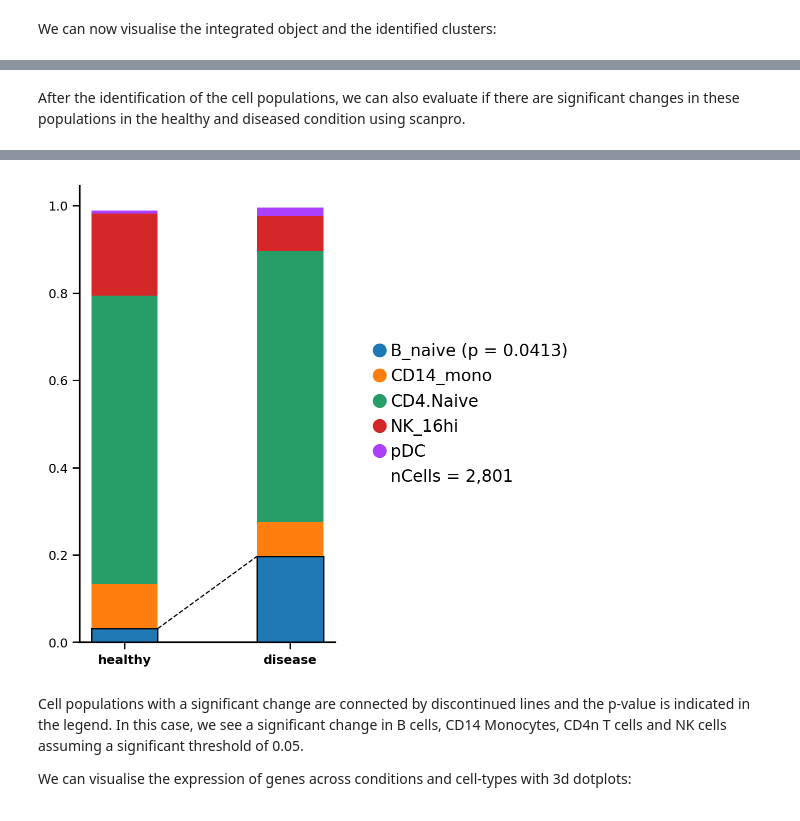
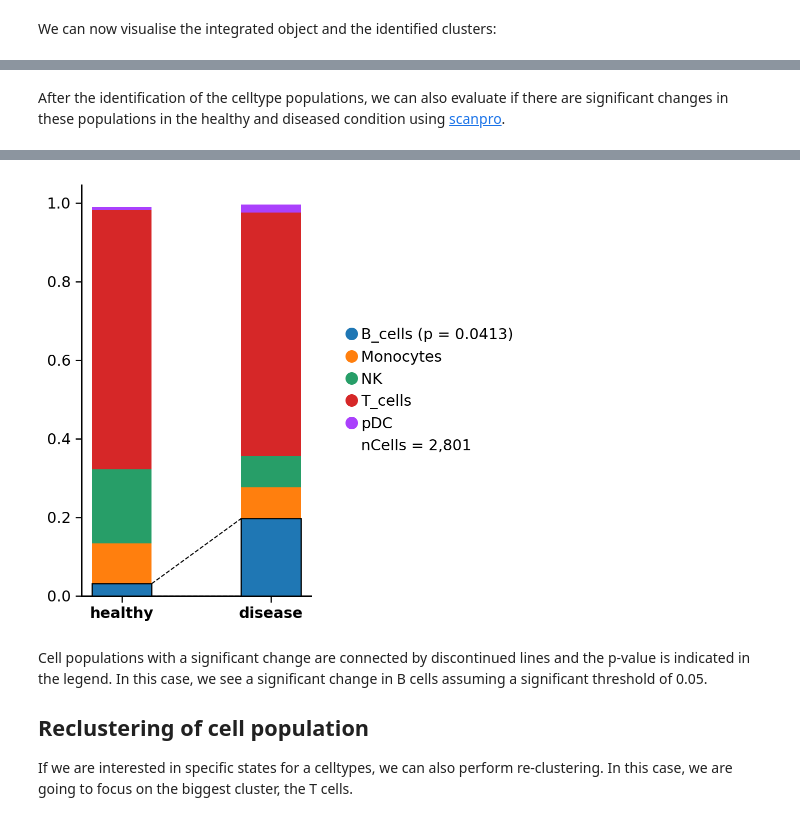
Before and after one commit to davidrm-bio/DOTools_py, a Jupyter notebook: docs/notebooks/example_10X.ipynb, the cells around one changed output, grey strips where cells are left out. Cells and saved outputs as stored; diff of their text form; code cells hidden in the pictures.

```diff
--- a/docs/notebooks/example_10X.ipynb
+++ b/docs/notebooks/example_10X.ipynb
@@ -193,0 +244,4 @@ do.pl.umap(adata, 'autoAnnot', labels='autoAnnot')
+# %%
+adata.obs['annotation'] = adata.obs.leiden.map({'0': 'Monocytes', '1': 'T_cells', '2': 'T_cells', '3': 'B_cells',
+                                                '4': 'NK', '5': 'pDC'})
+do.pl.umap(adata, 'annotation', labels='annotation')
@@ -194,8 +251,8 @@ do.pl.umap(adata, 'autoAnnot', labels='autoAnnot')
 # %% [markdown]
-After the identification of the cell populations, we can also evaluate if there are significant changes in these populations in the healthy and diseased condition using scanpro.
+After the identification of the celltype populations, we can also evaluate if there are significant changes in these populations in the healthy and diseased condition using [scanpro](https://github.com/loosolab/scanpro).
 # %%
 do.pl.cell_props(adata,
-                 annot_key='autoAnnot',
+                 annot_key='annotation',
                  cond_key='condition',
                  batch_key='batch',
                  cond_order=['healthy', 'disease'])
@@ -209,5 +266,7 @@ do.pl.cell_props(adata,
-[figure, old version]
+[figure, new version]
 # %% [markdown]
-Cell populations with a significant change are connected by discontinued lines and the p-value is indicated in the legend. In this case, we see a significant change in B cells, CD14 Monocytes, CD4n T cells and NK cells assuming a significant threshold of 0.05.
+Cell populations with a significant change are connected by discontinued lines and the p-value is indicated in the legend. In this case, we see a significant change in B cells assuming a significant threshold of 0.05.
 
-We can visualise the expression of genes across conditions and cell-types with 3d dotplots:
+## Reclustering of cell population
+
+If we are interested in specific states for a celltypes, we can also perform re-clustering. In this case, we are going to focus on the biggest cluster, the T cells.
```
Also changed, not shown: parts of 29 cells of this notebook, 7 other files.
